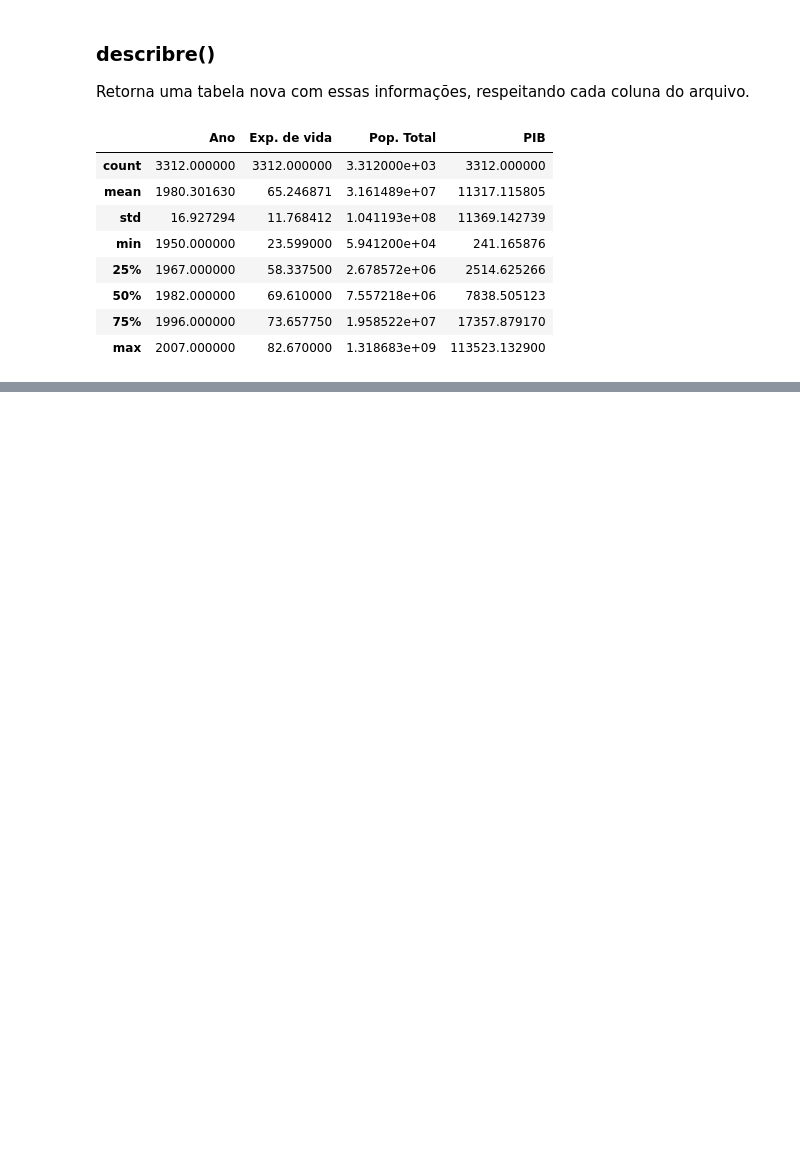
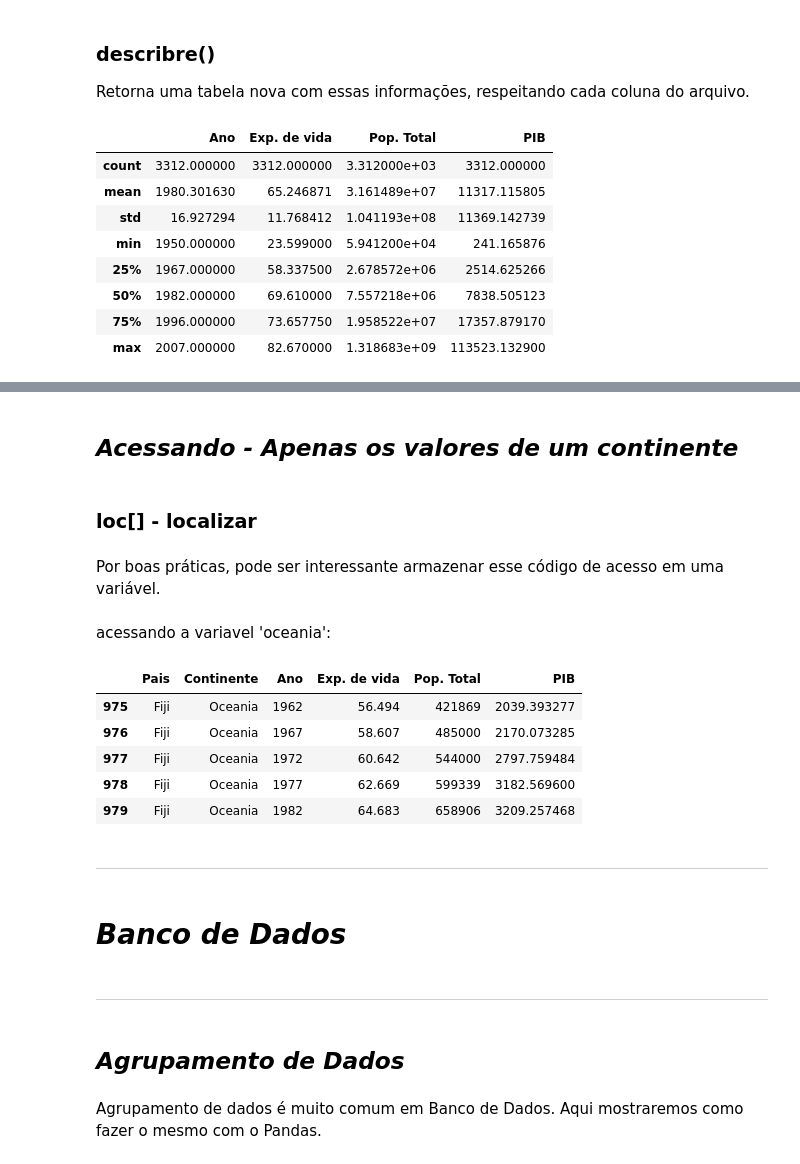
Before and after one commit to Felipe-Magalhaes-A-Carneiro/analise_de_dados-python_pandas, a Jupyter notebook: Notebooks/01-introducao_ao_pandas.ipynb, the cells around one changed output, grey strips where cells are left out. Drawn from its saved outputs; the diff is of its cells as text; code cells hidden in the pictures; blank space fills up the shorter version.

Commit message:
aula - metodos - agrupamento, acesso, filtrar e etc

```diff
--- a/Notebooks/01-introducao_ao_pandas.ipynb
+++ b/Notebooks/01-introducao_ao_pandas.ipynb
@@ -213,0 +296,29 @@ df.describe()
+# %% [markdown]
+## ***Acessando - Apenas os valores de um continente***
+# %% [markdown]
+### loc[] - localizar
+# %% [markdown]
+Por boas práticas, pode ser interessante armazenar esse código de acesso em uma variável.
+# %%
+oceania = df.loc[df["Continente"] == "Oceania"]
+# %% [markdown]
+acessando a variavel 'oceania':
+# %%
+oceania.head()
+# %% [output]
+|  | Pais | Continente | Ano | Exp. de vida | Pop. Total | PIB |
+| 975 | Fiji | Oceania | 1962 | 56.494 | 421869 | 2039.393277 |
+| 976 | Fiji | Oceania | 1967 | 58.607 | 485000 | 2170.073285 |
+| 977 | Fiji | Oceania | 1972 | 60.642 | 544000 | 2797.759484 |
+| 978 | Fiji | Oceania | 1977 | 62.669 | 599339 | 3182.569600 |
+| 979 | Fiji | Oceania | 1982 | 64.683 | 658906 | 3209.257468 |
+# %% [markdown]
+--------------------------------------------------------------------------------------------------
+# %% [markdown]
+# ***Banco de Dados***
+# %% [markdown]
+--------------------------------------------------------------------------------------------------
+# %% [markdown]
+## ***Agrupamento de Dados***
+# %% [markdown]
+Agrupamento de dados é muito comum em Banco de Dados. Aqui mostraremos como fazer o mesmo com o Pandas.
```
Also changed, not shown: parts of 30 cells of this notebook.
